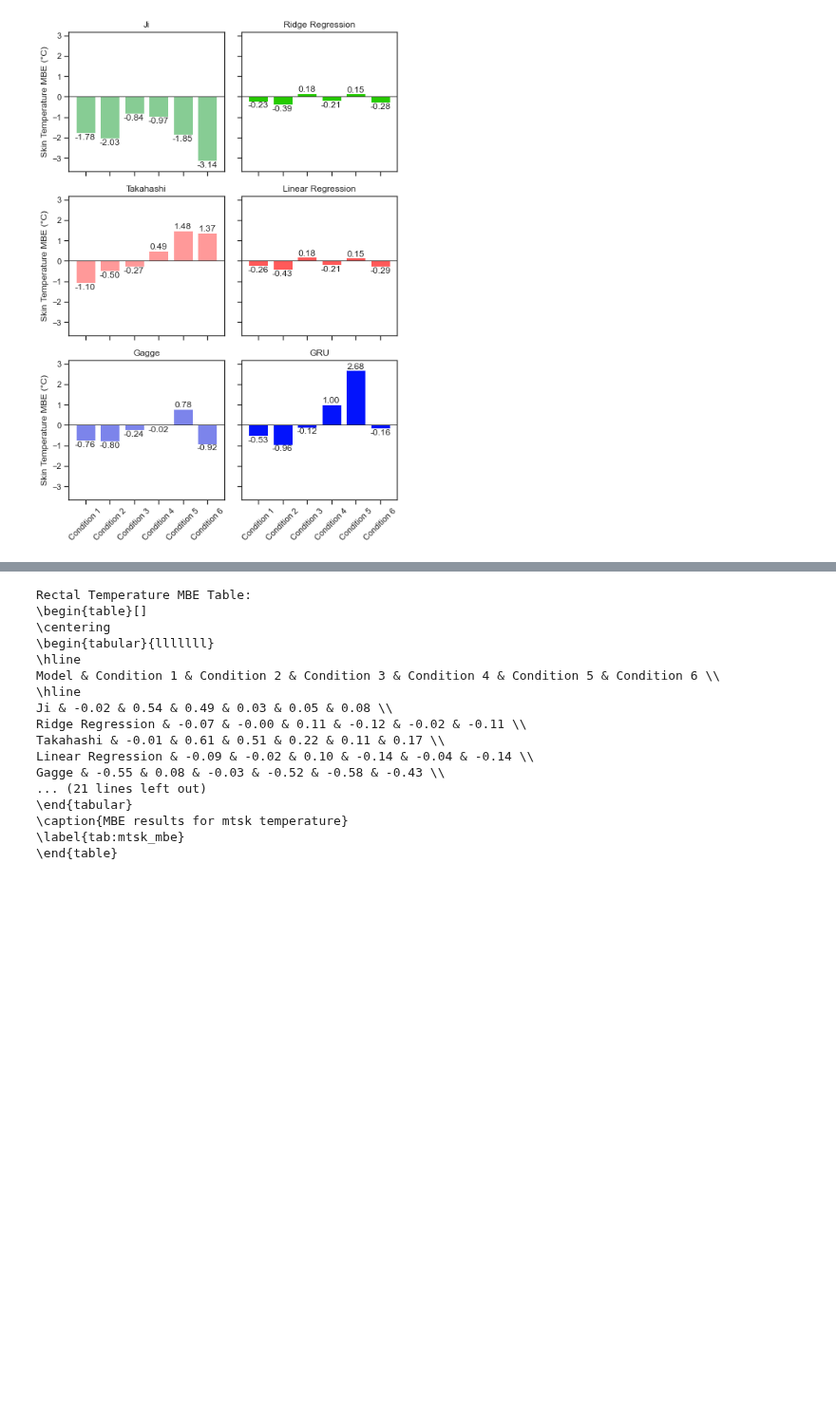
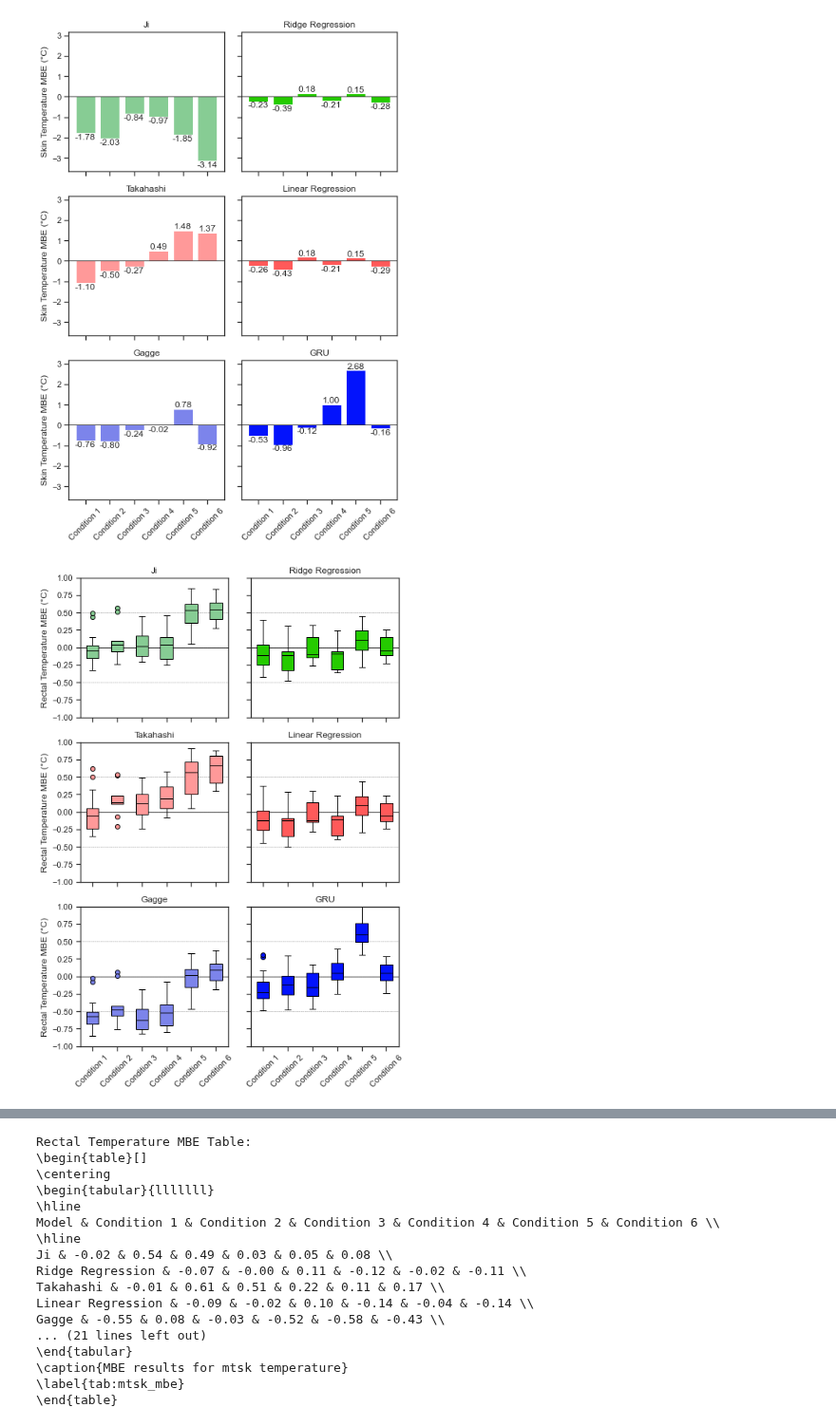
Before and after one commit to climate-ethos/core-temperature-modelling, a Jupyter notebook: results-analysis.ipynb, the cells around one changed output, grey strips where cells are left out. Shown at 95% size. Saved outputs shown, nothing was run; the diff lists cells and outputs as text; code cells hidden in the pictures; blank space fills up the shorter version.

Commit message:
Updated visualisations

```diff
--- a/results-analysis.ipynb
+++ b/results-analysis.ipynb
@@ -16,17 +16,17 @@ models = [
     # Basic ML models
     'ml_ridge_regression',
     'ml_linear_regression',
-    'ml_neural_network',
-    'ml_decision_tree',
-    'ml_lasso_regression',
+    # 'ml_neural_network',
+    # 'ml_decision_tree',
+    # 'ml_lasso_regression',
     # 'ml_bagging_regression',
     # 'ml_random_forest',
     # Sequential ML models
     'ml_rnn',
     'ml_lstm',
-	'ml_gru',
-	'ml_tcn',
-	'ml_seq2seq'
+    'ml_gru',
+    # 'ml_tcn',
+    # 'ml_seq2seq'
 ]
 
 studies = [
@@ -432,3 +344,89 @@ plot_mbe(samples, models, model_labels, model_colors, temp_type='mtsk')
 # %% [output]
 [figure]
 [figure]
+# %%
+import matplotlib.pyplot as plt
+import numpy as np
+
+def calculate_mbe(actual, predicted):
+    return np.mean(predicted - actual)
+
+def plot_mbe(samples, models, model_labels, model_colors, temp_type='tre', tick_space=0.5):
+    rows, cols = 3, 2
+    fig, axs = plt.subplots(rows, cols, figsize=(7, 10), sharex=True, sharey=True)
+    axs = axs.flatten()
+
+    global_min_mbe = float('inf')
+    global_max_mbe = float('-inf')
+
+    for idx, model in enumerate(models):
+        mbe_values_per_condition = [[] for _ in range(len(samples))]
+
+        for sample_idx, sample in enumerate(samples):
+            individuals = sample['id'].unique()
+            for ind in individuals:
+                actual = sample[sample['id'] == ind][f'{temp_type}_int']
+                predicted = sample[sample['id'] == ind][f'{temp_type}_predicted_{model}']
+                mbe = calculate_mbe(actual, predicted)
+                mbe_values_per_condition[sample_idx].append(mbe)
+                global_min_mbe = min(global_min_mbe, mbe)
+                global_max_mbe = max(global_max_mbe, mbe)
+
+        # Add solid color boxplot for each condition
+        axs[idx].boxplot(mbe_values_per_condition, positions=range(1, len(samples) + 1), widths=0.5,
+                         patch_artist=True,
+                         boxprops=dict(facecolor=model_colors[idx], color='black'),
+                         whiskerprops=dict(color='black'),
+                         capprops=dict(color='black'),
+                         flierprops=dict(marker='o', color=model_colors[idx], markerfacecolor=model_colors[idx], alpha=1),
+                         medianprops=dict(color='black'),
+                         zorder=1) # zorder to place boxplot in front
+
+        axs[idx].set_title(model_labels[idx])
+        axs[idx].set_xticks(range(1, len(samples) + 1))
+        axs[idx].set_xticklabels([f'Condition {i+1}' for i in range(len(samples))])
+        axs[idx].tick_params(axis='x', rotation=45)
+
+        # Calculate global y-axis limits
+        y_min = global_min_mbe
+        y_max = global_max_mbe
+
+        # Adjust y_min and y_max to be multiples of 0.5 around 0
+        y_min = np.floor(y_min * 2) / 2
+        y_max = np.ceil(y_max * 2) / 2
+
+    for idx, model in enumerate(models):
+        axs[idx].set_ylim(y_min, y_max)
+        # Adding grey horizontal ticks centered at 0 every 0.5
+        y_ticks = np.arange(y_min, y_max, tick_space)
+        for y_tick in y_ticks:
+            axs[idx].axhline(y=y_tick, color='grey', linestyle='--', linewidth=0.5, zorder=0) # zorder to place lines behind
+        # Heavier line for 0
+        axs[idx].axhline(y=0, color='black', linestyle='-', linewidth=0.8, zorder=0) # zorder to place lines behind
+
+        if idx % cols == 0:
+            if temp_type == 'tre':
+                axs[idx].set_ylabel('Rectal Temperature MBE (°C)')
+            else:
+                axs[idx].set_ylabel('Skin Temperature MBE (°C)')
+
+    plt.tight_layout()
+    plt.savefig(f"figures/{temp_type}_mbe_boxplot.pdf", format='pdf', dpi=300)
+    plt.show()
+
+# Example usage
+# models = ['ji', 'takahashi', 'gagge', 'ml_ridge_regression', 'ml_linear_regression', 'ml_gru']
+# model_labels = ['Ji', 'Takahashi', 'Gagge', 'Ridge Regression', 'Linear Regression', 'GRU']
+# model_colors = ['#87CC94', '#FF9999', '#7c84eb', '#25CB00', '#FF5A5A', '#0313fc']
+
+models = ['ji', 'ml_ridge_regression', 'takahashi', 'ml_linear_regression', 'gagge', 'ml_gru']
+model_labels = ['Ji', 'Ridge Regression', 'Takahashi', 'Linear Regression', 'Gagge', 'GRU']
+model_colors = ['#87CC94', '#25CB00', '#FF9999', '#FF5A5A', '#7c84eb', '#0313fc']
+
+# Plot MBE for rectal temperature (tre)
+plot_mbe(samples, models, model_labels, model_colors, temp_type='tre')
+
+# Plot MBE for mean skin temperature (mtsk)
+plot_mbe(samples, models, model_labels, model_colors, temp_type='mtsk', tick_space=1)
+# %% [output]
+[figure, added]
```
Also changed, not shown: parts of 5 cells of this notebook, 1 other file.
